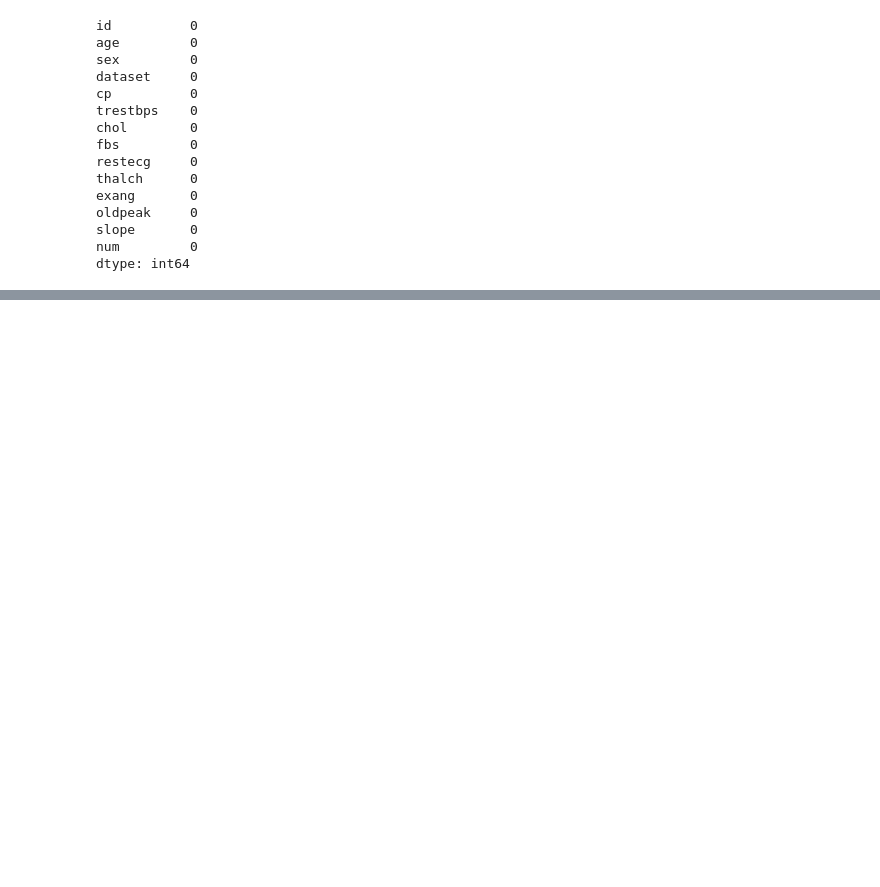
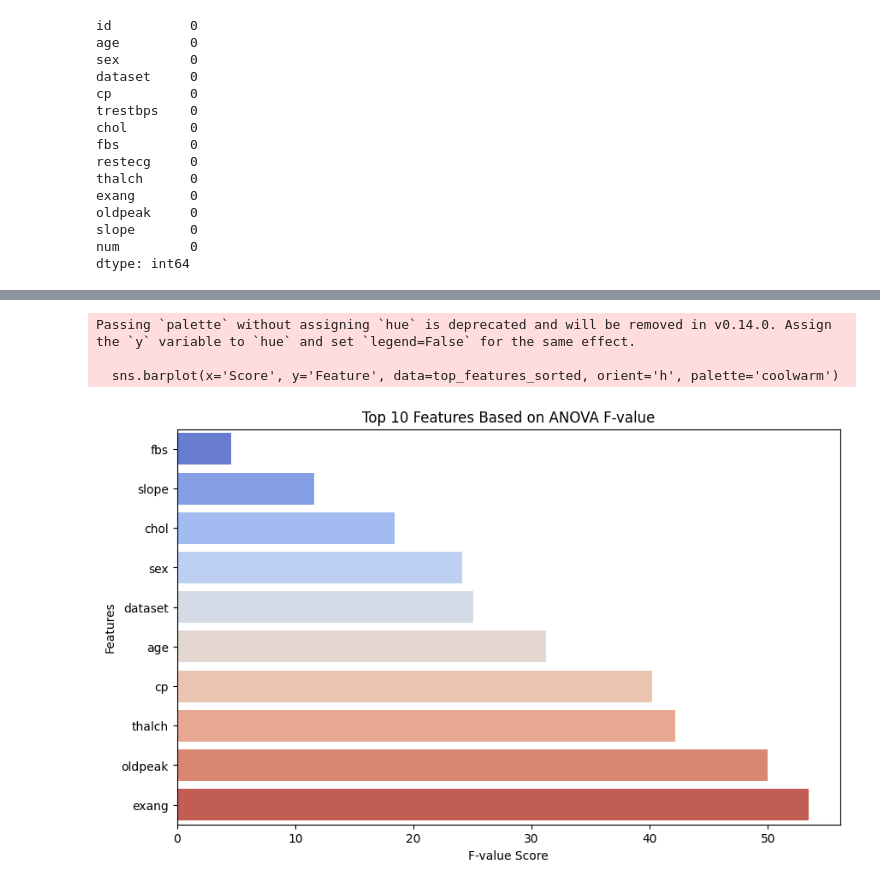
Before and after one commit to uia9020/Heart-Attack-Risk-Analysis, a Jupyter notebook: model_training.ipynb, the cells around one changed output, grey strips where cells are left out. Drawn from its saved outputs; the diff is of its cells as text; code cells hidden in the pictures; blank space fills up the shorter version.

```diff
--- a/model_training.ipynb
+++ b/model_training.ipynb
@@ -170,0 +213,18 @@ dtype: int64
+# %%
+from sklearn.feature_selection import SelectKBest, f_classif
+
+# Apply SelectKBest class to extract top 10 features
+select_k_best = SelectKBest(score_func=f_classif, k=10)
+fit = select_k_best.fit(X, y)
+
+# Get scores for each feature
+scores = pd.DataFrame(fit.scores_)
+columns = pd.DataFrame(X.columns)
+
+# Concatenate two dataframes for better visualization
+feature_scores = pd.concat([columns, scores], axis=1)
+feature_scores.columns = ['Feature', 'Score']
+
+# Print the 10 best features based on ANOVA F-value
+top_features = feature_scores.nlargest(10, 'Score')
+top_features
@@ -170,0 +243,18 @@ dtype: int64
+# %%
+# Sort top features for better visualization
+top_features_sorted = top_features.sort_values(by='Score', ascending=True)
+
+# Create a bar plot
+plt.figure(figsize=(10, 6))
+sns.barplot(x='Score', y='Feature', data=top_features_sorted, orient='h', palette='coolwarm')
+
+plt.title('Top 10 Features Based on ANOVA F-value')
+plt.xlabel('F-value Score')
+plt.ylabel('Features')
+
+plt.show()
+# %% [output]
+Passing `palette` without assigning `hue` is deprecated and will be removed in v0.14.0. Assign the `y` variable to `hue` and set `legend=False` for the same effect.
+
+  sns.barplot(x='Score', y='Feature', data=top_features_sorted, orient='h', palette='coolwarm')
+[figure, added]
```
Also changed, not shown: parts of 4 cells of this notebook.
